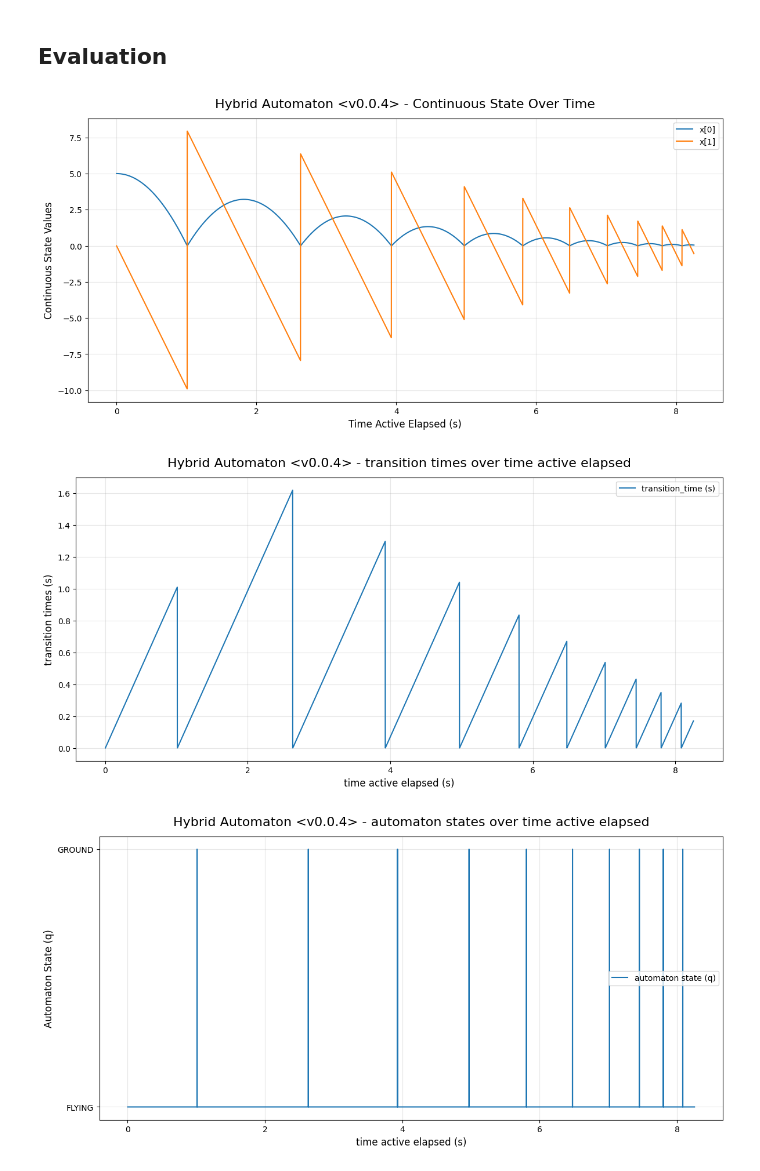
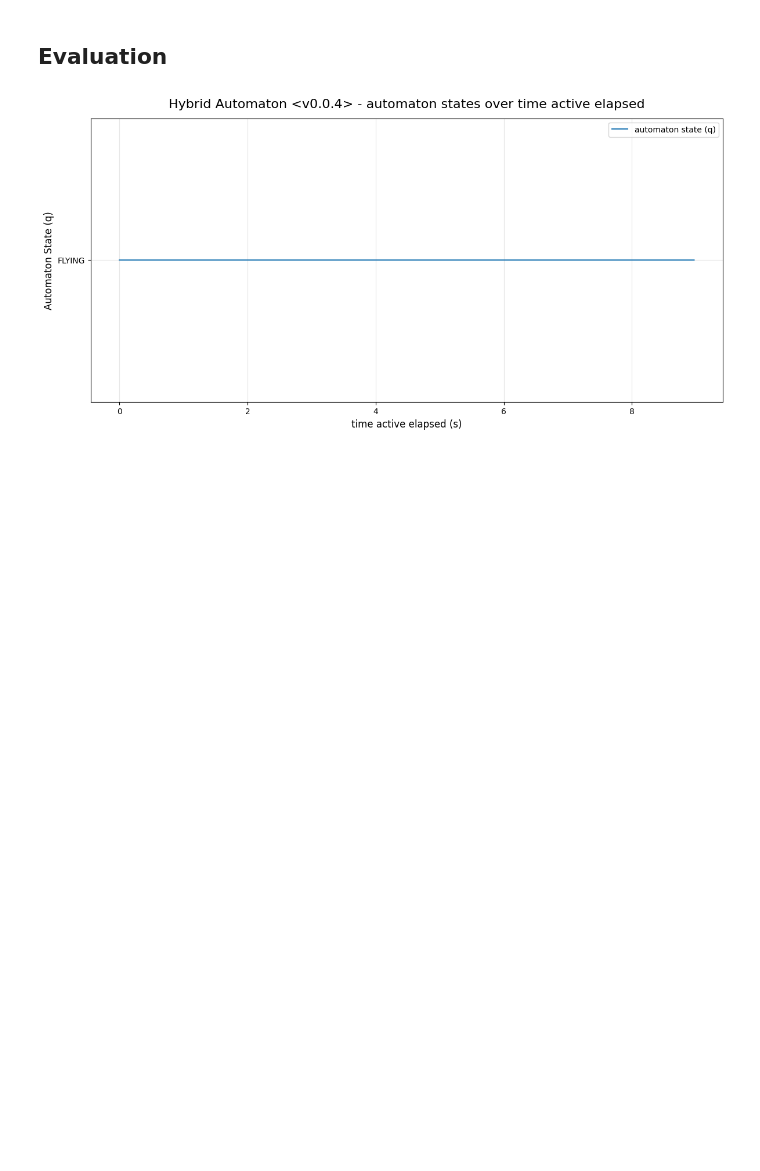
Before and after one commit to rymc-dev/hybrid-automaton, a Jupyter notebook: notebooks/bouncing_ball_hybrid_automaton.ipynb, the cells around one changed output. Cells and saved outputs as stored; diff of their text form; code cells hidden in the pictures; blank space fills up the shorter version.

Commit message:
updates to code however having an issue with mode transitions the bouncing ball demo

```diff
--- a/notebooks/bouncing_ball_hybrid_automaton.ipynb
+++ b/notebooks/bouncing_ball_hybrid_automaton.ipynb
@@ -95,11 +78,9 @@ automaton 'Bouncing Ball' evaluation loop worker starting.
 ## Evaluation
 # %%
 results = ha_runner.get_results()
-fig1 = continuous_states_over_time_fig(results['continuous_states'])
-fig4 = transitions_times_over_time_fig(results['transition_times'])
+# fig1 = continuous_states_over_time_fig(results['continuous_states'])
+# fig4 = transitions_times_over_time_fig(results['transition_times'])
 fig5 = automaton_states_over_time(results['automaton_states'])
 plt.show()
 # %% [output]
-[figure, old version]
+[figure, new version]
-[figure, removed]
-[figure, removed]
```
Also changed, not shown: parts of 2 cells of this notebook, 7 other files.
